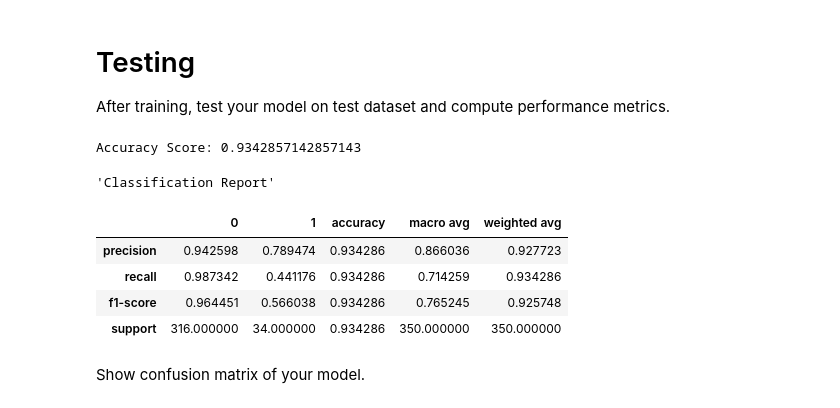
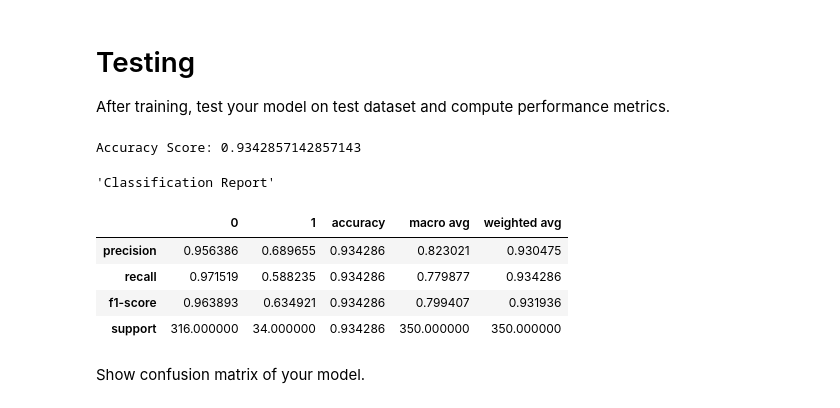
Before and after one commit to jrazi/machine-learning-bioinformatics-assignments-spring-2023, a Jupyter notebook: A3/HW3_MLforBio_Practical/HW3_MLforBio_MLP.ipynb, the cells around one changed output. Drawn from its saved outputs; the diff is of its cells as text; code cells hidden in the pictures.

```diff
--- a/A3/HW3_MLforBio_Practical/HW3_MLforBio_MLP.ipynb
+++ b/A3/HW3_MLforBio_Practical/HW3_MLforBio_MLP.ipynb
@@ -295,7 +337,9 @@ class Classifier(nn.Module):
 model = Classifier()
 criterion = nn.BCELoss()
 optimizer = optim.Adam(model.parameters(), lr=0.001)
-epochs = 50
+best_achieved_loss = np.inf
+patience = 5
+epochs = 100
 loss_values = []
 
 for epoch in range(epochs):
@@ -306,4 +350,26 @@ for epoch in range(epochs):
     loss = criterion(outputs, labels)
     loss.backward()
     optimizer.step()
+
+    # Validation loop
+    model.eval()
+    with torch.no_grad():
+        val_inputs = torch.tensor(validation_data, dtype=torch.float32)
+        val_labels = torch.tensor(validation_labels, dtype=torch.float32)
+        val_outputs = model(val_inputs)
+        val_loss = criterion(val_outputs, val_labels)
+
+    # Early stopping check
+    if val_loss < best_achieved_loss:
+        best_val_loss = val_loss
+        best_model_state = model.state_dict()
+        patience_counter = 0
+    else:
+        patience_counter += 1
+        if patience_counter > patience:
+            print(f"Stopping early after {epoch} epochs.")
+            break
+
     loss_values.append(loss.item())
+
+model.load_state_dict(best_model_state)
@@ -323,21 +391,21 @@ After training, test your model on test dataset and compute performance metrics.
 # %%
 # Implement Test in here
 with torch.no_grad():
-    test_inputs = torch.tensor(validation_data, dtype=torch.float32)
+    test_inputs = torch.tensor(test_data, dtype=torch.float32)
     test_outputs = model(test_inputs)
     predictions = (test_outputs > 0.5).float().numpy()
 
-print("Accuracy Score:", accuracy_score(validation_labels, predictions))
+print("Accuracy Score:", accuracy_score(test_labels, predictions))
 
-clf_report = classification_report(validation_labels, predictions, output_dict=True)
+clf_report = classification_report(test_labels, predictions, output_dict=True)
 display("Classification Report", pd.DataFrame(clf_report))
 # %% [output]
 Accuracy Score: 0.9342857142857143
 'Classification Report'
 |  | 0 | 1 | accuracy | macro avg | weighted avg |
-| precision | 0.942598 | 0.789474 | 0.934286 | 0.866036 | 0.927723 |
-| recall | 0.987342 | 0.441176 | 0.934286 | 0.714259 | 0.934286 |
-| f1-score | 0.964451 | 0.566038 | 0.934286 | 0.765245 | 0.925748 |
+| precision | 0.956386 | 0.689655 | 0.934286 | 0.823021 | 0.930475 |
+| recall | 0.971519 | 0.588235 | 0.934286 | 0.779877 | 0.934286 |
+| f1-score | 0.963893 | 0.634921 | 0.934286 | 0.799407 | 0.931936 |
 | support | 316.000000 | 34.000000 | 0.934286 | 350.000000 | 350.000000 |
 # %% [markdown]
 Show confusion matrix of your model.
```
Also changed, not shown: parts of 13 cells of this notebook, 2 other files.
